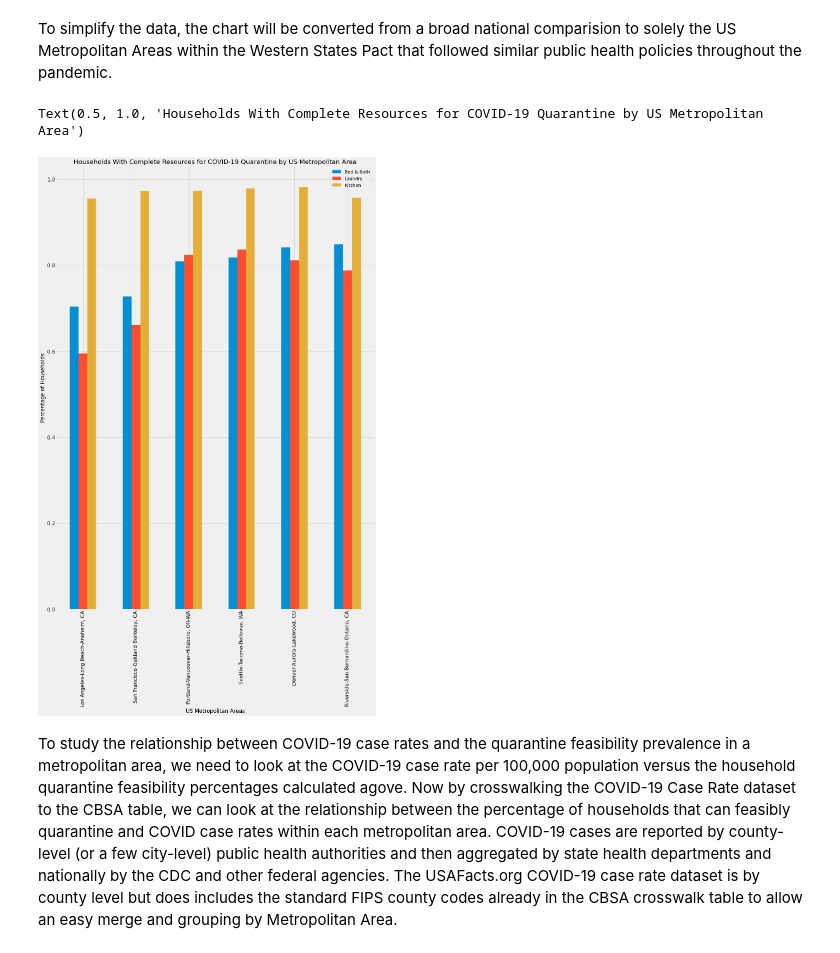
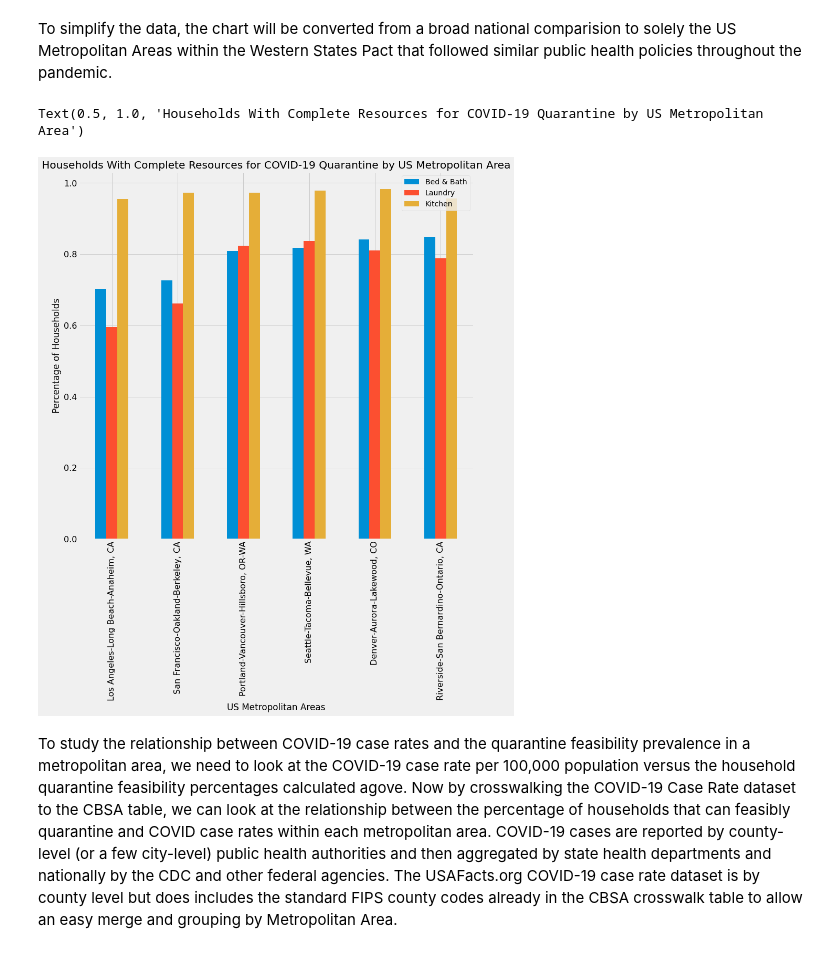
Before and after one commit to swsugarman/COVID_HousingIsolationFeasibility, a Jupyter notebook: report.ipynb, the cells around one changed output. Drawn from its saved outputs; the diff is of its cells as text; code cells hidden in the pictures.

```diff
--- a/report.ipynb
+++ b/report.ipynb
@@ -20,12 +20,18 @@ columns=['CONTROL', 'OMB13CBSA', 'VACANCY', 'BLD', 'UNITSIZE', 'TOTROOMS', 'BEDR
          'BATHROOMS', 'HSHLDTYPE', 'NUMPEOPLE', 'NUMADULTS', 'NUMELDERS', 'NUMYNGKIDS', 'NUMOLDKIDS',
          'NUMVETS', 'NUMNONREL', 'MULTIGEN', 'GRANDHH', 'NUMSUBFAM', 'NUMSECFAM', 'DISHH',
          'WASHER', 'DRYER', 'FRIDGE', 'COOKTYPE', 'KITEXCLU', 'BATHEXCLU']
+# %%
+dtype_dic= {'countyFIPS': str,
+            'stateFIPS': str,
+            'FIPS State Code': str,
+            'FIPS County Code': str,
+           }
 # %%
 ahs_n=pd.read_csv('data/ahs2015n.csv', usecols=columns)
 ahs_m=pd.read_csv('data/ahs2015m.csv', usecols=columns)
-cbsa=pd.read_csv('data/cbsa.csv', dtype=str)
+cbsa=pd.read_csv('data/cbsa.csv', dtype=dtype_dic)
 labels=pd.read_csv('data/AHS 2015 Value Labels.csv')
-covid=pd.read_csv('data/covid_confirmed_usafacts.csv', dtype=str)
+covid=pd.read_csv('data/covid_confirmed_usafacts.csv', dtype=dtype_dic)
 # %% [markdown]
 Verify the file imports:
 # %%
@@ -311,20 +317,20 @@ To simplify the data, the chart will be converted from a broad national comparis
 # %%
 t_4=table_4[(table_4['Metropolitan Areas']=='Los Angeles-Long Beach-Anaheim, CA')|
         (table_4['Metropolitan Areas']=='San Francisco-Oakland-Berkeley, CA')|
        (table_4['Metropolitan Areas']=='Seattle-Tacoma-Bellevue, WA')|
         (table_4['Metropolitan Areas']=='Portland-Vancouver-Hillsboro, OR-WA')|
         (table_4['Metropolitan Areas']=='Denver-Aurora-Lakewood, CO')|
         (table_4['Metropolitan Areas']=='Riverside-San Bernardino-Ontario, CA')
-       ].plot(kind='bar', x='Metropolitan Areas', y=['Bed & Bath', 'Laundry', 'Kitchen'], figsize=( 16,24));
+       ].plot(kind='bar', x='Metropolitan Areas', y=['Bed & Bath', 'Laundry', 'Kitchen'], figsize=(12, 12));
 plt.ylabel('Percentage of Households')
 plt.xlabel('US Metropolitan Areas' )
 plt.setp(t_4.get_xticklabels(), rotation='vertical', fontsize=16)
 plt.setp(t_4.get_yticklabels(), rotation='horizontal', fontsize=16)
 
 plt.title('Households With Complete Resources for COVID-19 Quarantine by US Metropolitan Area')
 # %% [output]
 Text(0.5, 1.0, 'Households With Complete Resources for COVID-19 Quarantine by US Metropolitan Area')
-[figure, old version]
+[figure, new version]
 # %% [markdown]
 To study the relationship between COVID-19 case rates and the quarantine feasibility prevalence in a metropolitan area, we need to look at the COVID-19 case rate per 100,000 population versus the household quarantine feasibility percentages calculated agove. Now by crosswalking the COVID-19 Case Rate dataset to the CBSA table, we can look at the relationship between the percentage of households that can feasibly quarantine and COVID case rates within each metropolitan area. COVID-19 cases are reported by county-level (or a few city-level) public health authorities and then aggregated by state health departments and nationally by the CDC and other federal agencies. The USAFacts.org COVID-19 case rate dataset is by county level but does includes the standard FIPS county codes already in the CBSA crosswalk table to allow an easy merge and grouping by Metropolitan Area.
 # %%
```
Also changed, not shown: parts of 13 cells of this notebook, 2 other files.
